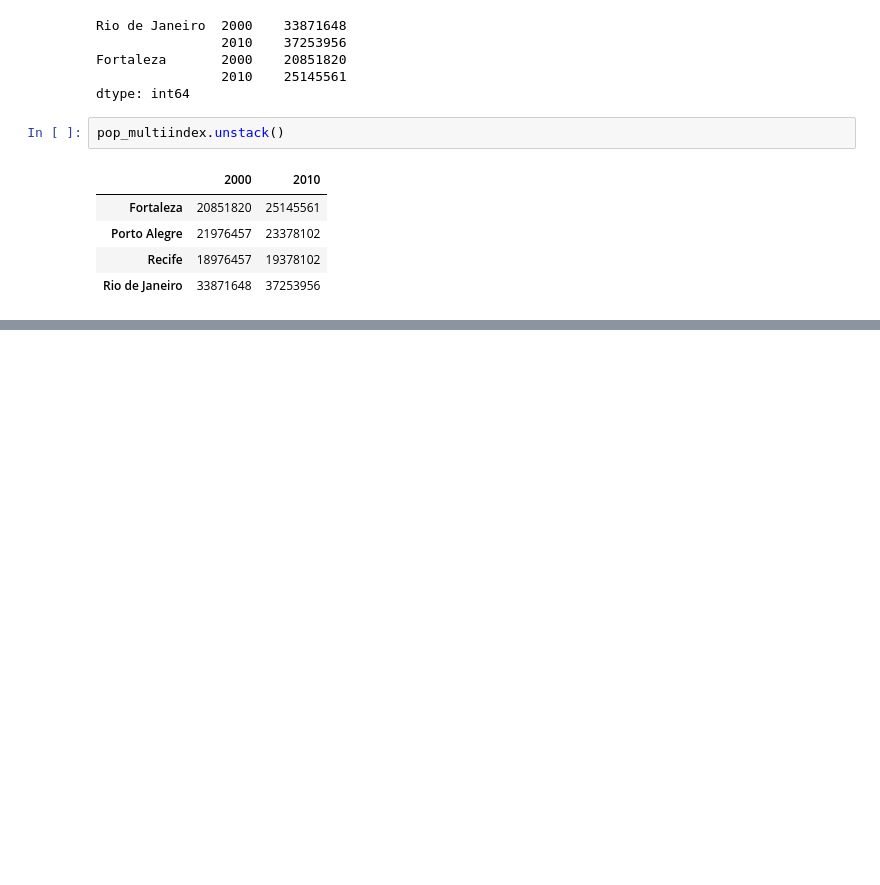
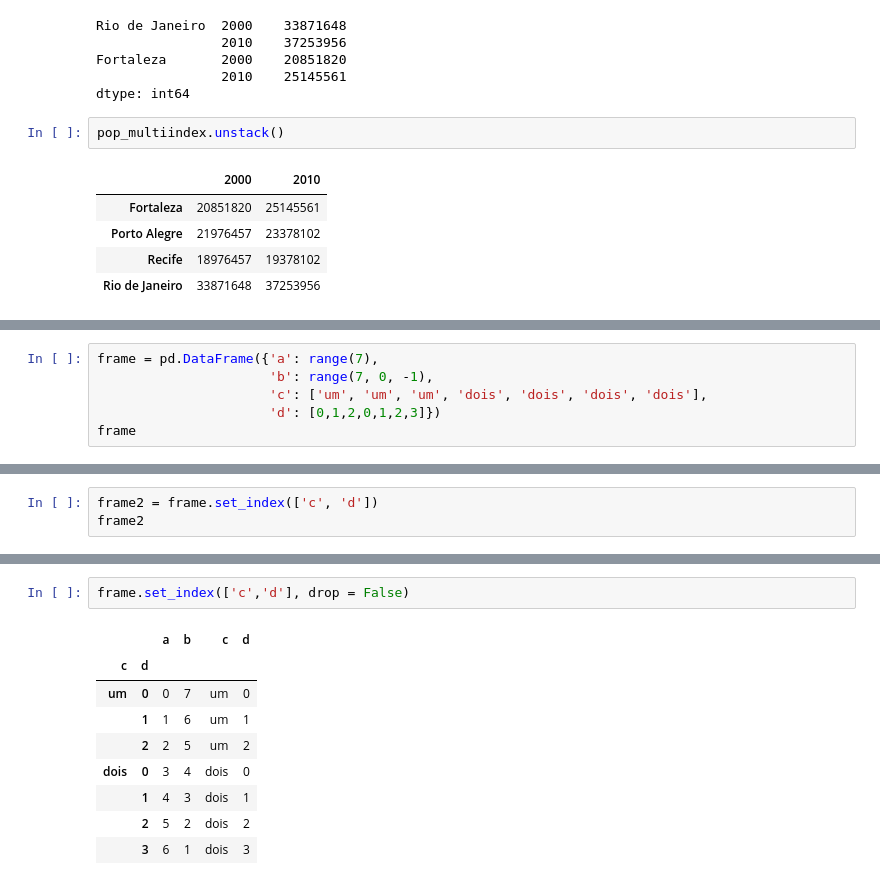
Before and after one commit to NewKanvas/Senac, a Jupyter notebook: IPython/Aula12.ipynb, the cells around one changed output, grey strips where cells are left out. Drawn from its saved outputs; the diff is of its cells as text; blank space fills up the shorter version.

```diff
--- a/IPython/Aula12.ipynb
+++ b/IPython/Aula12.ipynb
@@ -86,0 +205,6 @@ pop_multiindex.unstack()
+# %%
+frame = pd.DataFrame({'a': range(7),
+                      'b': range(7, 0, -1),
+                      'c': ['um', 'um', 'um', 'dois', 'dois', 'dois', 'dois'],
+                      'd': [0,1,2,0,1,2,3]})
+frame
@@ -86,0 +220,3 @@ pop_multiindex.unstack()
+# %%
+frame2 = frame.set_index(['c', 'd'])
+frame2
@@ -86,0 +233,12 @@ pop_multiindex.unstack()
+# %%
+frame.set_index(['c','d'], drop = False)
+# %% [output]
+|  |  | a | b | c | d |
+| c | d |  |  |  |  |
+| um | 0 | 0 | 7 | um | 0 |
+|  | 1 | 1 | 6 | um | 1 |
+|  | 2 | 2 | 5 | um | 2 |
+| dois | 0 | 3 | 4 | dois | 0 |
+|  | 1 | 4 | 3 | dois | 1 |
+|  | 2 | 5 | 2 | dois | 2 |
+|  | 3 | 6 | 1 | dois | 3 |
```
Also changed, not shown: parts of 18 cells of this notebook, 3 other files.
